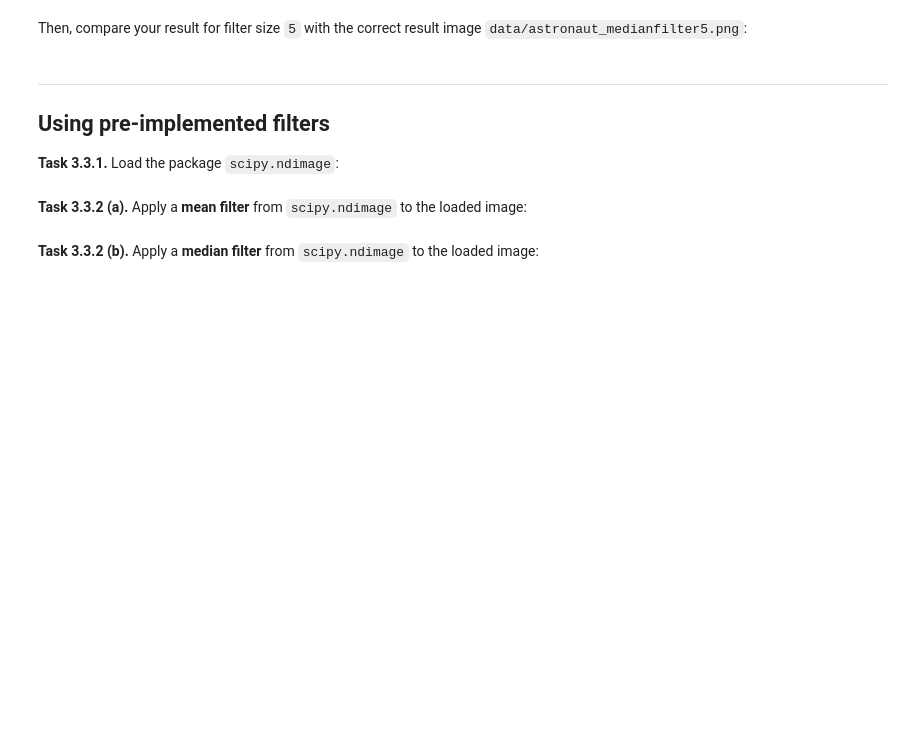
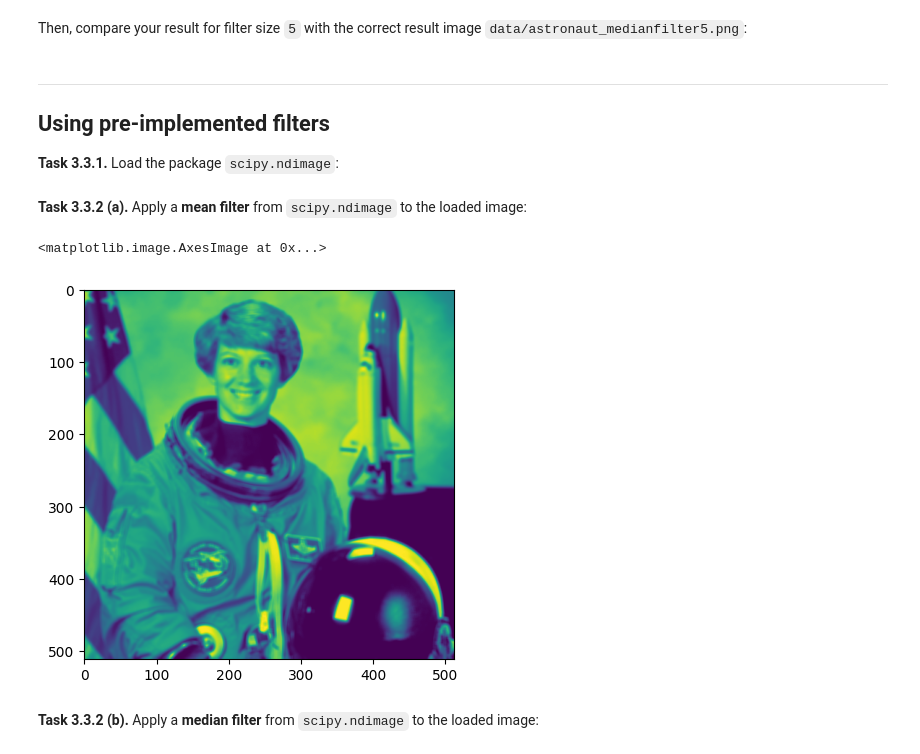
Before and after one commit to MarcelBuss/mobi-fs3-python, a Jupyter notebook: task3.ipynb, the cells around one changed output. Drawn from its saved outputs; the diff is of its cells as text; code cells hidden in the pictures; blank space fills up the shorter version.

```diff
--- a/task3.ipynb
+++ b/task3.ipynb
@@ -85,4 +81,9 @@ Then, compare your result for filter size `5` with the correct result image `dat
 # %% [markdown]
 **<a id="#">Task 3.3.2 (a).</a>** Apply a **mean filter** from `scipy.ndimage` to the loaded image:
+# %%
+plt.imshow(scipy.ndimage.uniform_filter(img, 5))
+# %% [output]
+<matplotlib.image.AxesImage at 0x...>
+[figure, added]
 # %% [markdown]
 **<a id="#">Task 3.3.2 (b).</a>** Apply a **median filter** from `scipy.ndimage` to the loaded image:
```
Also changed, not shown: parts of 12 cells of this notebook, 1 other file.
